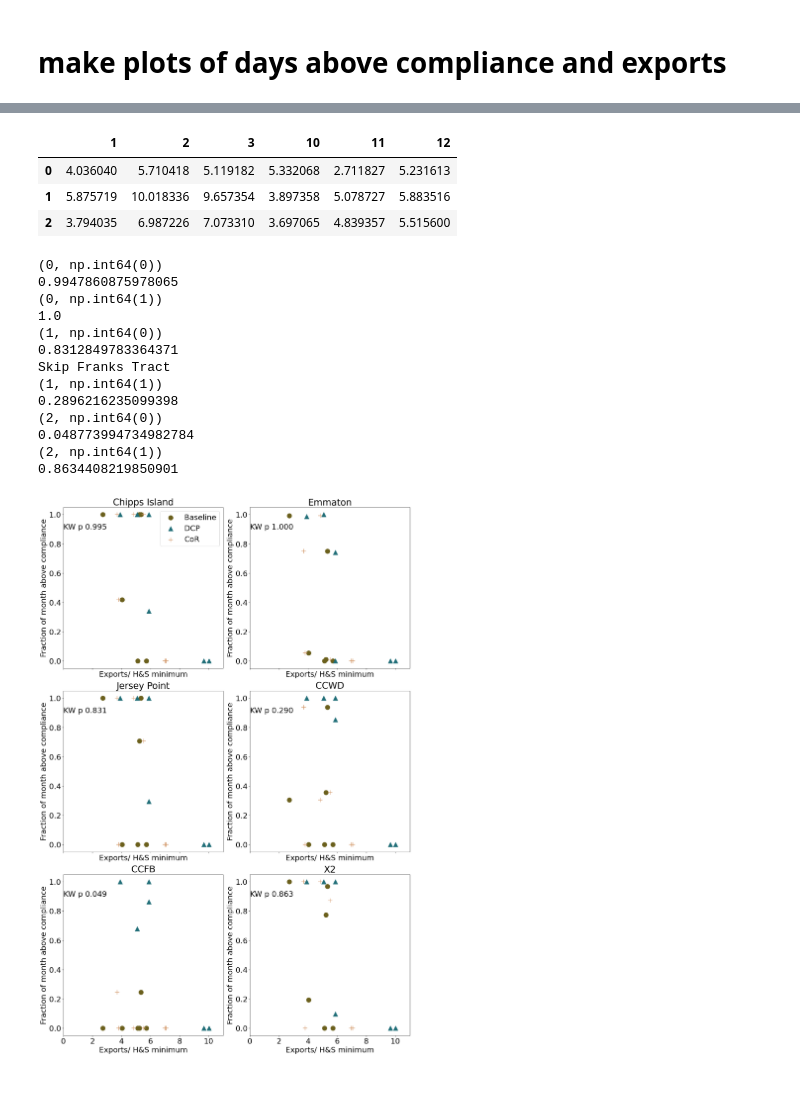
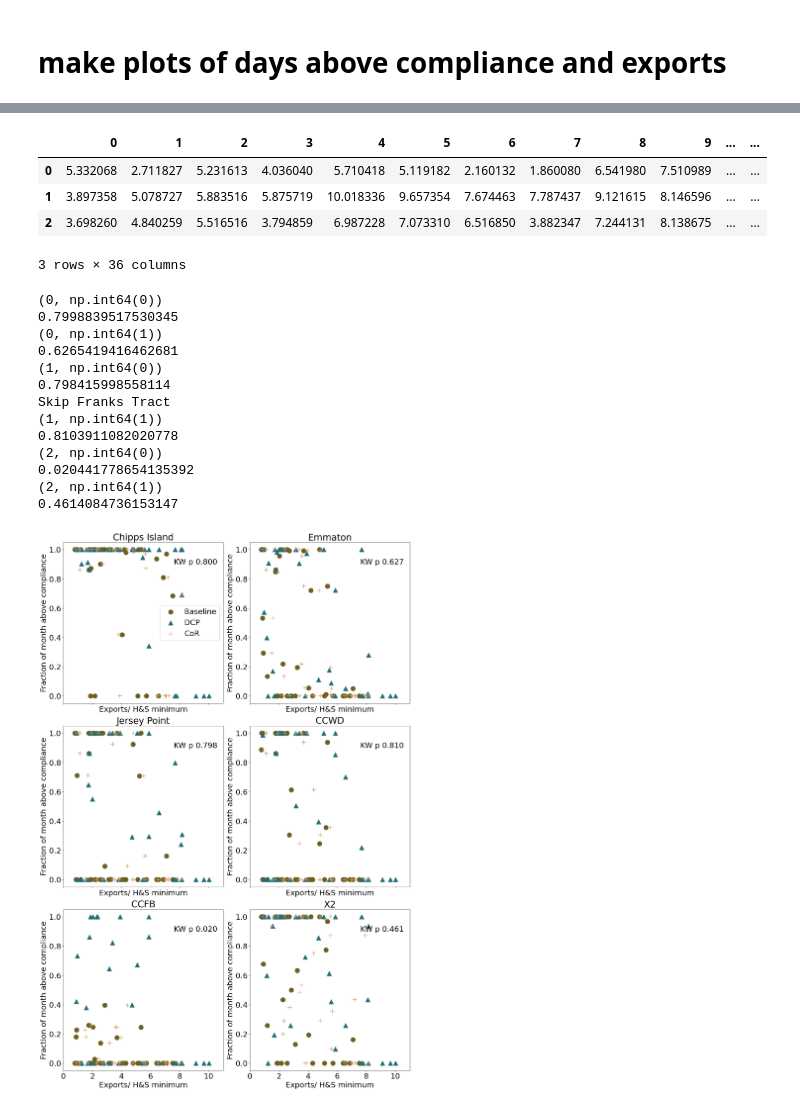
Before and after one commit to jennaisrael/Savio_scratch_back_up, a Jupyter notebook: Plotting/expanse/ch_3/compliance_exports.ipynb, the cells around one changed output, grey strips where cells are left out. Saved outputs shown, nothing was run; the diff lists cells and outputs as text; code cells hidden in the pictures.

Commit message:
update tradeoff figure for 3 yrs

```diff
--- a/Plotting/expanse/ch_3/compliance_exports.ipynb
+++ b/Plotting/expanse/ch_3/compliance_exports.ipynb
@@ -28,3 +28,0 @@ df_compliance3
-# %%
-for c in df_compliance1.columns:
-    print(c)
@@ -38,3 +33,5 @@ for c in df_compliance1.columns:
+# %%
+morder=[10,11,12,1,2,3,4,5,6,7,8,9,10,11,12,1,2,3,4,5,6,7,8,9,10,11,12,1,2,3,4,5,6,7,8,9]
 # %%
 #divide each column by the number of days in the month
 df_compliance1norm=df_compliance1.copy()/31
@@ -43,15 +40,24 @@ df_compliance3norm=df_compliance3.copy()/31
 
 #now correct the months that dont have 30 days
 for c in df_compliance1norm.columns:
-    if c in ['4','6','9','11']:
+    #if c in ['4','6','9','11']:
+    # this is not going to work anymore bc column order is chronological months since Oct 2018
+    if morder[int(c)] in  [4,6,9,11]:
+        print('30 days have september, april, june, and november index '+str(c))
         #months w/ 30 days
         df_compliance1norm[c]=df_compliance1norm[c]*31/30
         df_compliance2norm[c]=df_compliance2norm[c]*31/30
         df_compliance3norm[c]=df_compliance3norm[c]*31/30
-    elif c=='2':
+    #need to account for 2020 being a leap year
+    elif c in ['4','28']:
+        print('nonleap feb is index ' +str(c))
         df_compliance1norm[c]=df_compliance1norm[c]*31/28 #assumes not a leap year
-        df_compliance2norm[c]=df_compliance2norm[c]*31/30
-        df_compliance3norm[c]=df_compliance3norm[c]*31/30
-
-df_compliance3norm
+        df_compliance2norm[c]=df_compliance2norm[c]*31/28
+        df_compliance3norm[c]=df_compliance3norm[c]*31/28
+    elif c=='16':
+        print('leap feb is index ' +str(c))
+        df_compliance1norm[c]=df_compliance1norm[c]*31/29 #assumes not a leap year
+        df_compliance2norm[c]=df_compliance2norm[c]*31/29
+        df_compliance3norm[c]=df_compliance3norm[c]*31/29
+df_compliance1norm
 # %% [output]
@@ -77,6 +88,6 @@ df_compliance1norm
 # %%
 #each row is a scenario, order is baseline,dcp,cor
 scen=['Baseline','DCP','CoR']
-df_exports=pd.read_csv('./exports_all_scenarios_2026_06_06.csv')
+df_exports=pd.read_csv('./exports_all_scenarios_2026_08_23.csv')
 df_exports
 # %% [output]
@@ -89,10 +101,11 @@ df_exports
 df_exports_norm=df_exports/(42.48)
 df_exports_norm
 # %% [output]
-|  | 1 | 2 | 3 | 10 | 11 | 12 |
-| 0 | 4.036040 | 5.710418 | 5.119182 | 5.332068 | 2.711827 | 5.231613 |
-| 1 | 5.875719 | 10.018336 | 9.657354 | 3.897358 | 5.078727 | 5.883516 |
-| 2 | 3.794035 | 6.987226 | 7.073310 | 3.697065 | 4.839357 | 5.515600 |
+|  | 0 | 1 | 2 | 3 | 4 | 5 | 6 | 7 | 8 | 9 | ... | ... |
+| 0 | 5.332068 | 2.711827 | 5.231613 | 4.036040 | 5.710418 | 5.119182 | 2.160132 | 1.860080 | 6.541980 | 7.510989 | ... | ... |
+| 1 | 3.897358 | 5.078727 | 5.883516 | 5.875719 | 10.018336 | 9.657354 | 7.674463 | 7.787437 | 9.121615 | 8.146596 | ... | ... |
+| 2 | 3.698260 | 4.840259 | 5.516516 | 3.794859 | 6.987228 | 7.073310 | 6.516850 | 3.882347 | 7.244131 | 8.138675 | ... | ... |
+3 rows × 36 columns
 # %%
 from sklearn.metrics import r2_score
 from scipy.stats import pearsonr, spearmanr
@@ -144,42 +157,42 @@ for idx in np.arange(0,len(sta)):
         #try kruskal wallis test for the compliance
         result=kruskal(y1,y2,y3)
         print(result.pvalue)
-        ax[s].annotate('KW p {:.3f}'.format(result.pvalue),(0,0.9))
+        ax[s].annotate('KW p {:.3f}'.format(result.pvalue),(7.6,0.9))
         #ax[s].annotate("B m = {:.3f} ({:.2f})".format(result1.slope,result1.rvalue), (minx,maxy*0.95))
         # ax[s].xlim(minx-0.05*np.max(x),1.05*np.max(x))
         # ax[s].ylim(np.min(y)-0.05*np.max(y),1.15*maxy)
         col=cmocean.cm.tarn(10/12)
         ax[s].scatter(x2,y2,color=col,label=scen[1],marker='^',s=180)
         #ax[s].annotate("DCP m = {:.3f} ({:.2f})".format(result2.slope,result2.rvalue), (minx,maxy*0.90))
         col=cmocean.cm.tarn(2/6)
         ax[s].scatter(x3,y3,color=col,label=scen[2],marker='+',s=180)
         #ax[s].annotate("CoR m = {:.3f} ({:.2f})".format(result3.slope,result3.rvalue), (minx,maxy*0.85))
         if idx==0 and count==0:
             ax[s].legend()#frameon=False)
             count=count+1
 
         ax[s].set_xlabel('Exports/ H&S minimum')
         ax[s].set_ylabel('Fraction of month above compliance')
         ax[s].set_ylim(-0.05,1.05)
         ax[s].set_xlim(0,11)
         ax[s].set_title(sta[idx])
 plt.show()
 
 # ax[1,0].set_ylabel('Fraction of month above compliance')
 # ax[1,1].set_ylabel('Fraction of month above compliance')
-fig.savefig('/home/jisrael/Savio_scratch_back_up/Plotting/expanse/ch_3/figures/2026_06_08_compliance_exports_correlation_kruskalwallis.png')
+#fig.savefig('/home/jisrael/Savio_scratch_back_up/Plotting/expanse/ch_3/figures/2026_08_25_compliance_exports_correlation_kruskalwallis_3yr.png')
 # %% [output]
 (0, np.int64(0))
-0.9947860875978065
+0.7998839517530345
 (0, np.int64(1))
-1.0
+0.6265419416462681
 (1, np.int64(0))
-0.8312849783364371
+0.798415998558114
 Skip Franks Tract
 (1, np.int64(1))
-0.2896216235099398
+0.8103911082020778
 (2, np.int64(0))
-0.048773994734982784
+0.020441778654135392
 (2, np.int64(1))
-0.8634408219850901
+0.4614084736153147
-[figure, old version]
+[figure, new version]
```
Also changed, not shown: parts of 9 cells of this notebook, 1 other file.
